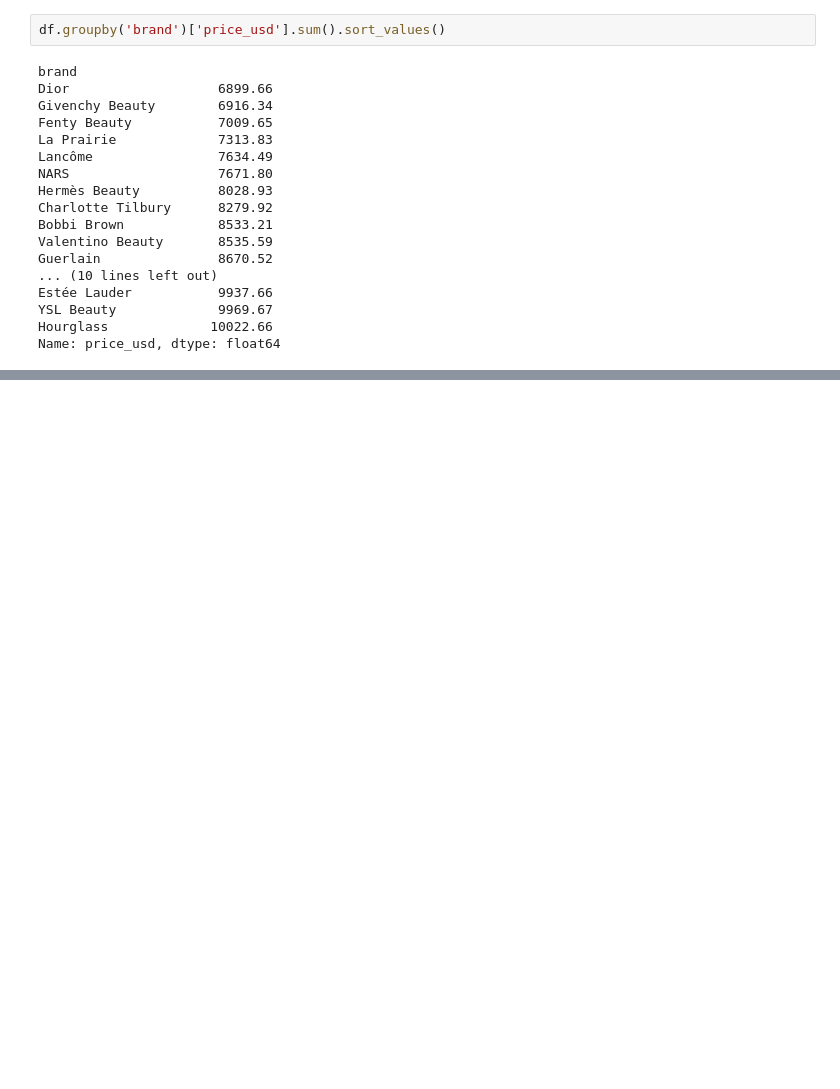
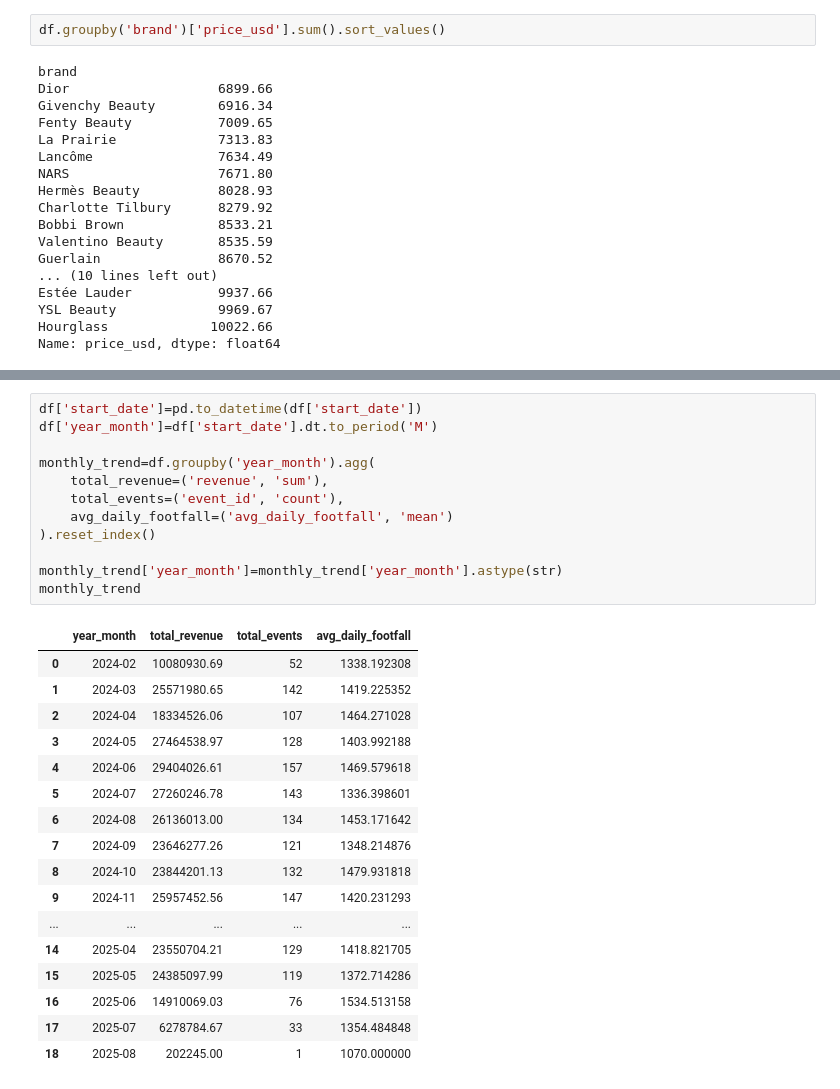
Before and after one commit to hatima-data/Luxury_cosmetics_analysis, a Jupyter notebook: luxury_cosmetics.ipynb, the cells around one changed output, grey strips where cells are left out. Saved outputs shown, nothing was run; the diff lists cells and outputs as text; blank space fills up the shorter version.

```diff
--- a/luxury_cosmetics.ipynb
+++ b/luxury_cosmetics.ipynb
@@ -116,0 +210,30 @@ brand_revenue=
+# %%
+df['start_date']=pd.to_datetime(df['start_date'])
+df['year_month']=df['start_date'].dt.to_period('M')
+
+monthly_trend=df.groupby('year_month').agg(
+    total_revenue=('revenue', 'sum'),
+    total_events=('event_id', 'count'),
+    avg_daily_footfall=('avg_daily_footfall', 'mean')
+).reset_index()
+
+monthly_trend['year_month']=monthly_trend['year_month'].astype(str)
+monthly_trend
+# %% [output]
+|  | year_month | total_revenue | total_events | avg_daily_footfall |
+| 0 | 2024-02 | 10080930.69 | 52 | 1338.192308 |
+| 1 | 2024-03 | 25571980.65 | 142 | 1419.225352 |
+| 2 | 2024-04 | 18334526.06 | 107 | 1464.271028 |
+| 3 | 2024-05 | 27464538.97 | 128 | 1403.992188 |
+| 4 | 2024-06 | 29404026.61 | 157 | 1469.579618 |
+| 5 | 2024-07 | 27260246.78 | 143 | 1336.398601 |
+| 6 | 2024-08 | 26136013.00 | 134 | 1453.171642 |
+| 7 | 2024-09 | 23646277.26 | 121 | 1348.214876 |
+| 8 | 2024-10 | 23844201.13 | 132 | 1479.931818 |
+| 9 | 2024-11 | 25957452.56 | 147 | 1420.231293 |
+| ... | ... | ... | ... | ... |
+| 14 | 2025-04 | 23550704.21 | 129 | 1418.821705 |
+| 15 | 2025-05 | 24385097.99 | 119 | 1372.714286 |
+| 16 | 2025-06 | 14910069.03 | 76 | 1534.513158 |
+| 17 | 2025-07 | 6278784.67 | 33 | 1354.484848 |
+| 18 | 2025-08 | 202245.00 | 1 | 1070.000000 |
```
Also changed, not shown: parts of 7 cells of this notebook.
